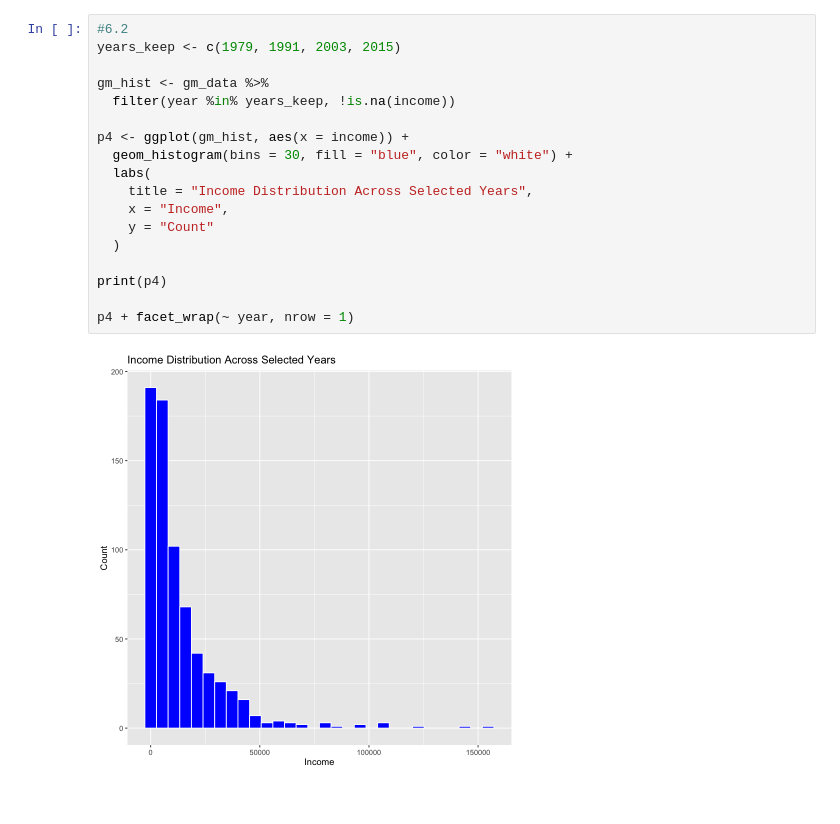
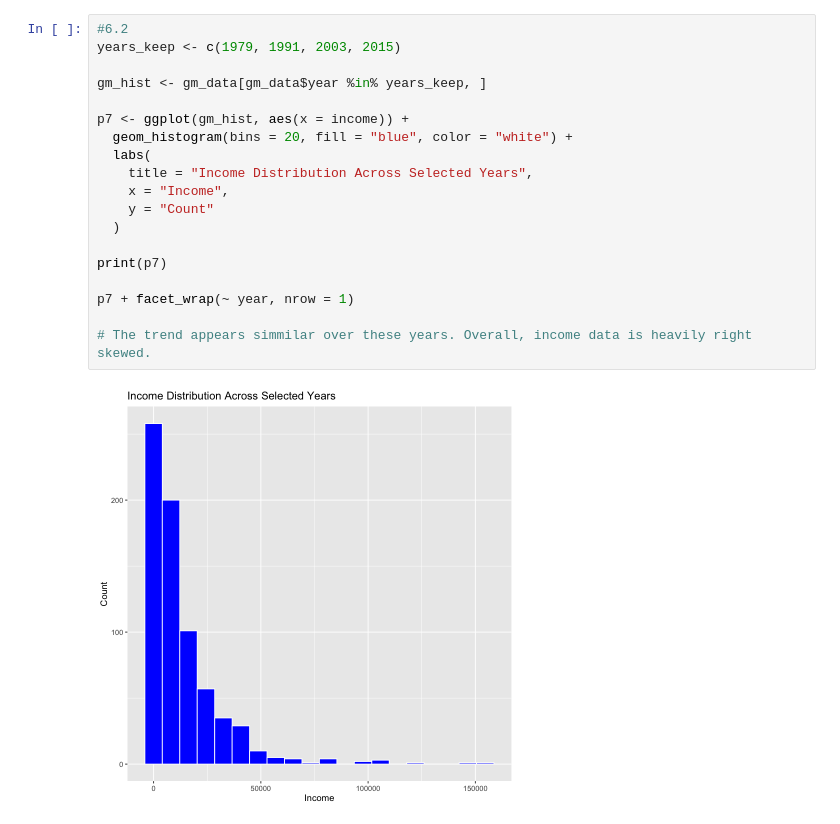
Before and after one commit to JordanKaseram/MDS-Data-550-Labs, a Jupyter notebook: Lab 1/Lab1Rcode.ipynb, the cells around one changed output. Drawn from its saved outputs; the diff is of its cells as text.

```diff
--- a/Lab 1/Lab1Rcode.ipynb
+++ b/Lab 1/Lab1Rcode.ipynb
@@ -172,20 +192,21 @@ ggplot(region_year, aes(x = year, y = co2_total_region, fill = region)) +
 # %%
 #6.2
 years_keep <- c(1979, 1991, 2003, 2015)
 
-gm_hist <- gm_data %>%
-  filter(year %in% years_keep, !is.na(income))
+gm_hist <- gm_data[gm_data$year %in% years_keep, ]
 
-p4 <- ggplot(gm_hist, aes(x = income)) +
-  geom_histogram(bins = 30, fill = "blue", color = "white") +
+p7 <- ggplot(gm_hist, aes(x = income)) +
+  geom_histogram(bins = 20, fill = "blue", color = "white") +
   labs(
     title = "Income Distribution Across Selected Years",
     x = "Income",
     y = "Count"
   )
 
-print(p4)
+print(p7)
 
-p4 + facet_wrap(~ year, nrow = 1)
+p7 + facet_wrap(~ year, nrow = 1)
+
+# The trend appears simmilar over these years. Overall, income data is heavily right skewed.
 # %% [output]
-[figure, old version]
+[figure, new version]
```
Also changed, not shown: parts of 9 cells of this notebook, 1 other file.
